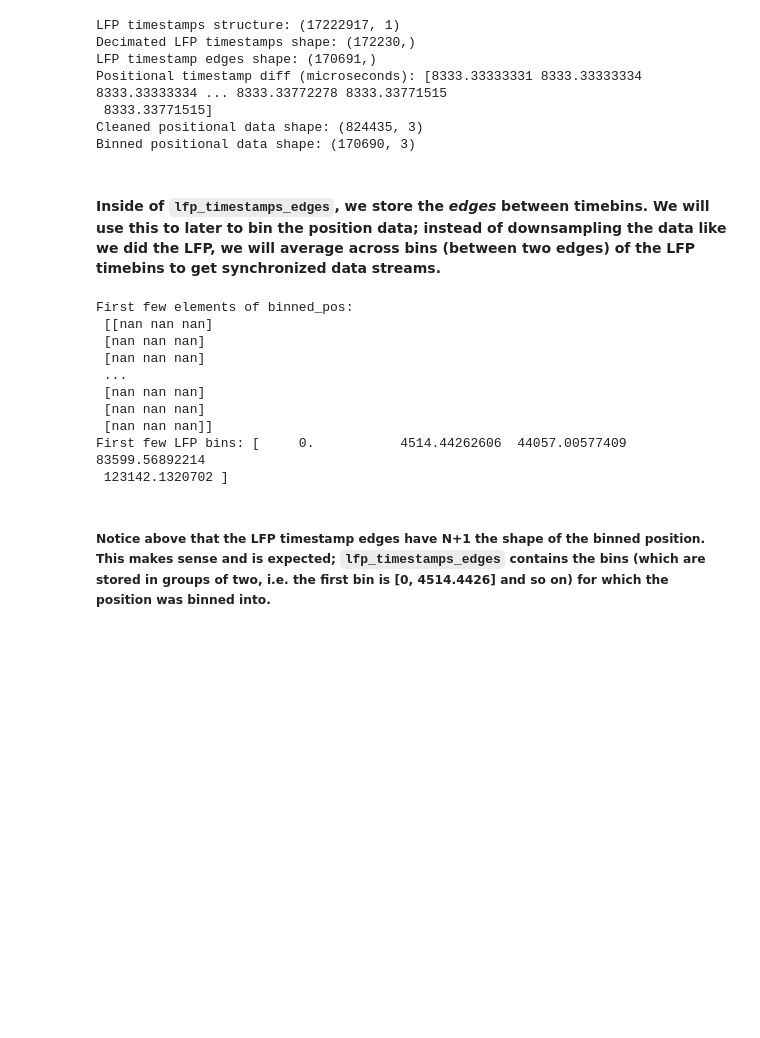
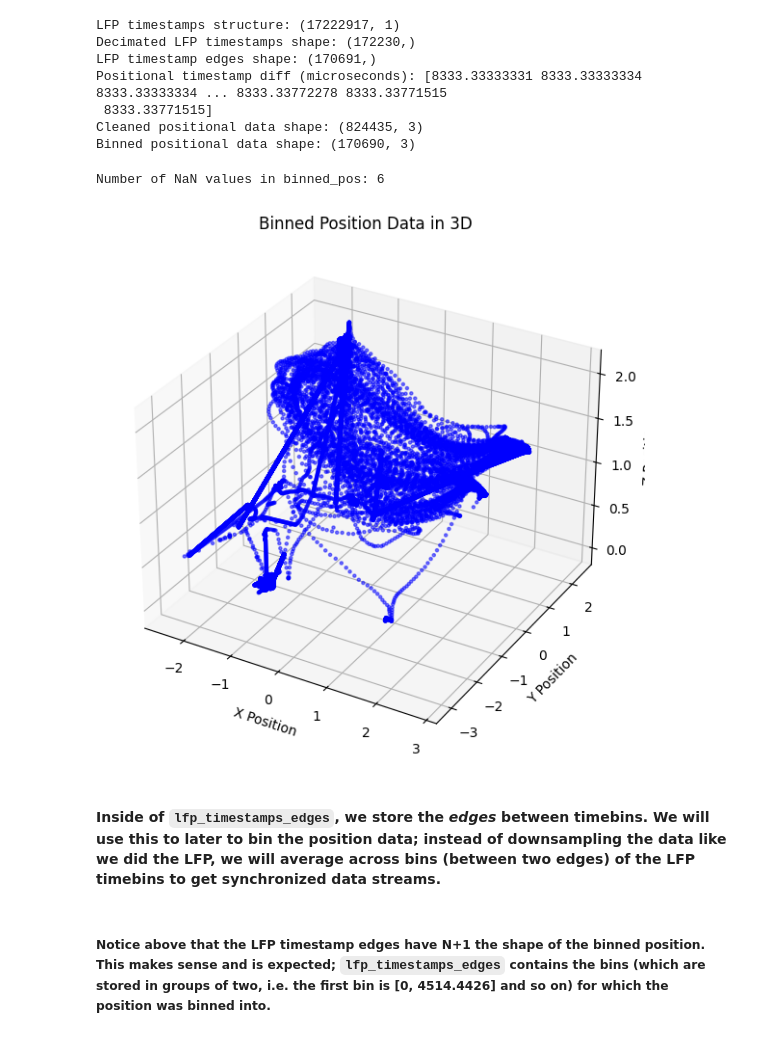
Before and after one commit to ben-toker/batTIMBRE, a Jupyter notebook: bat_TIMBRE.ipynb, the cells around one changed output. Cells and saved outputs as stored; diff of their text form; code cells hidden in the pictures; blank space fills up the shorter version.

````diff
--- a/bat_TIMBRE.ipynb
+++ b/bat_TIMBRE.ipynb
@@ -29,7 +29,7 @@ Cleaned positional data shape: (841160, 3)
 ### Time synchronization
 #### Before we get to the main attraction (the LFP data), we need to ensure our data is synchronized. To do this, we need to extract global timestamps from both the LFP and positional data and make sure they start at the same time.
 # %%
-lfp_timestamps_edges, binned_pos, pos_timestamps, lfp_indices, valid_indices = sync_and_bin_data(lfp_mat, session)
+lfp_timestamps_edges, binned_pos, pos_timestamps, lfp_indices, valid_indices = sync_and_bin_data(lfp_mat, session,cleaned_pos)
 
 #lfp_timestamp_edges stores edges between timebins. this will be useful for aligning the LFP data with the position data
 #binned_pos is the cleaned position averaged over the timebins
@@ -44,23 +44,47 @@ Positional timestamp diff (microseconds): [8333.33333331 8333.33333334 8333.3333
  8333.33771515]
 Cleaned positional data shape: (824435, 3)
 Binned positional data shape: (170690, 3)
+# %%
+print("Number of NaN values in binned_pos:", np.isnan(binned_pos).sum())
+# %% [output]
+Number of NaN values in binned_pos: 6
+# %%
+import matplotlib.pyplot as plt
+
+# Assuming binned_position is a 2D array with shape (N, 3) for [X, Y, Z]
+x_binned = binned_pos[:, 0]
+y_binned = binned_pos[:, 1]
+
+# If binned_position has a Z dimension, use a 3D plot
+if binned_pos.shape[1] == 3:
+    z_binned = binned_pos[:, 2]
+
+    # 3D scatter plot
+    from mpl_toolkits.mplot3d import Axes3D
+    fig = plt.figure(figsize=(10, 7))
+    ax = fig.add_subplot(111, projection='3d')
+    ax.scatter(x_binned, y_binned, z_binned, c='blue', alpha=0.5, s=5)
+    ax.set_xlabel('X Position')
+    ax.set_ylabel('Y Position')
+    ax.set_zlabel('Z Position')
+    ax.set_title('Binned Position Data in 3D')
+else:
+    # 2D scatter plot
+    plt.figure(figsize=(10, 6))
+    plt.scatter(x_binned, y_binned, c='blue', alpha=0.5, s=5)
+    plt.xlabel('X Position')
+    plt.ylabel('Y Position')
+    plt.title('Binned Position Data in 2D')
+
+plt.show()
+# %% [output]
+[figure, added]
 # %% [markdown]
 #### Inside of ```lfp_timestamps_edges```, we store the *edges* between timebins. We will use this to later to bin the position data; instead of downsampling the data like we did the LFP, we will average across bins (between two edges) of the LFP timebins to get synchronized data streams.
 # %%
 print("First few elements of binned_pos:\n", binned_pos[:, :5]) # NaN values at beginning and end are expected; position is not recorded when bat is not visible.
 
 print("First few LFP bins:", lfp_timestamps_edges[:5])
-# %% [output]
-First few elements of binned_pos:
- [[nan nan nan]
- [nan nan nan]
- [nan nan nan]
- ...
- [nan nan nan]
- [nan nan nan]
- [nan nan nan]]
-First few LFP bins: [     0.           4514.44262606  44057.00577409  83599.56892214
- 123142.1320702 ]
 # %% [markdown]
 ##### Notice above that the LFP timestamp edges have N+1 the shape of the binned position. This makes sense and is expected; `lfp_timestamps_edges` contains the bins (which are stored in groups of two, i.e. the first bin is [0, 4514.4426] and so on) for which the position was binned into.
 # %% [markdown]
````
Also changed, not shown: parts of 14 cells of this notebook, 3 other files.
